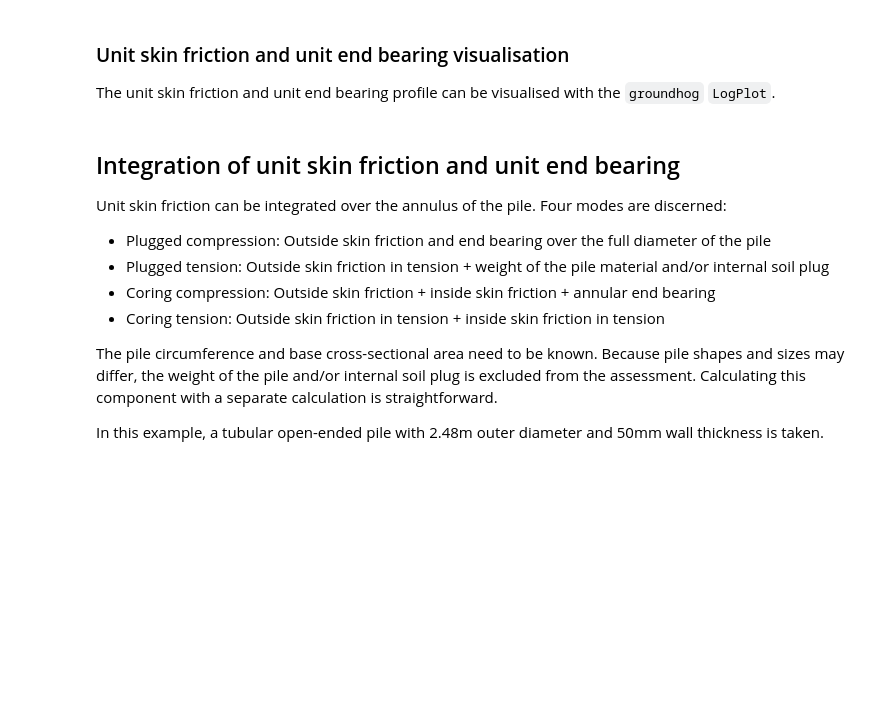
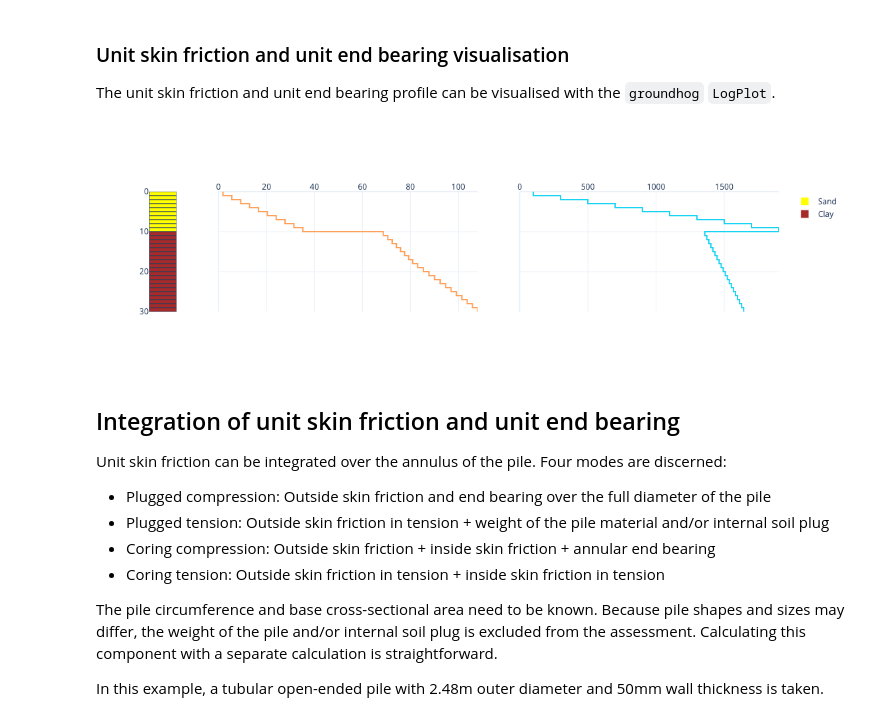
Before and after one commit to snakesonabrain/groundhog, a Jupyter notebook: notebooks/Tutorial - Axial pile capacity calculation according to API RP2 GEO with groundhog.ipynb, the cells around one changed output. Drawn from its saved outputs; the diff is of its cells as text; code cells hidden in the pictures; blank space fills up the shorter version.

```diff
--- a/notebooks/Tutorial - Axial pile capacity calculation according to API RP2 GEO with groundhog.ipynb
+++ b/notebooks/Tutorial - Axial pile capacity calculation according to API RP2 GEO with groundhog.ipynb
@@ -135,7 +219,7 @@ Note that the unit skin friction distribution may be depth-dependent, so at this
 
 The pile penetration can be set with the ``set_pilepenetration`` method. In this example, a pile penetration of 18m is selected.
 # %%
-calc.set_pilepenetration(18)
+calc.set_pilepenetration(30)
 # %% [markdown]
 ### Calculation of unit skin friction
 
@@ -155,16 +239,18 @@ The unit skin friction and unit end bearing profile can be visualised with the `
 # %%
 z_fs, x_fs = calc.output.soilparameter_series('Unit skin friction outside compression [kPa]')
 z_qb, x_qb = calc.output.soilparameter_series('Unit end bearing plugged [kPa]')
 
-fs_qb_plot = LogPlot(calc.output, no_panels=2, fillcolordict={'SAND': 'yellow', 'CLAY': 'brown'})
+fs_qb_plot = LogPlot(calc.output, no_panels=2, fillcolordict={'Sand': 'yellow', 'Clay': 'brown'})
 
 fs_qb_plot.add_trace(x=x_fs, z=z_fs, showlegend=False, mode='lines',name='fs comp', panel_no=1)
 fs_qb_plot.add_trace(x=x_qb, z=z_qb, showlegend=False, mode='lines',name='qb', panel_no=2)
 
 fs_qb_plot.set_xaxis(title=r'$ q_b \ \text{[kPa]} $', panel_no=2, range=(0, x_qb.max()))
 fs_qb_plot.set_xaxis(title=r'$ f_s \ \text{[kPa]} $', panel_no=1, range=(0, x_fs.max()))
 fs_qb_plot.set_zaxis(title=r'$ z \ \text{[m]}$')
 fs_qb_plot.show()
+# %% [output]
+[figure, added]
 # %% [markdown]
 ## Integration of unit skin friction and unit end bearing
 
```
Also changed, not shown: parts of 16 cells of this notebook, 2 other files.
